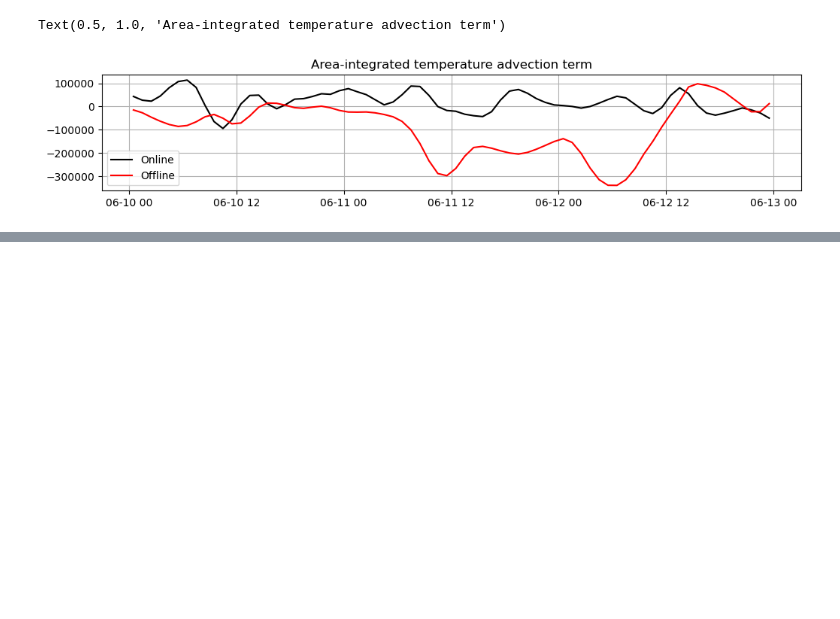
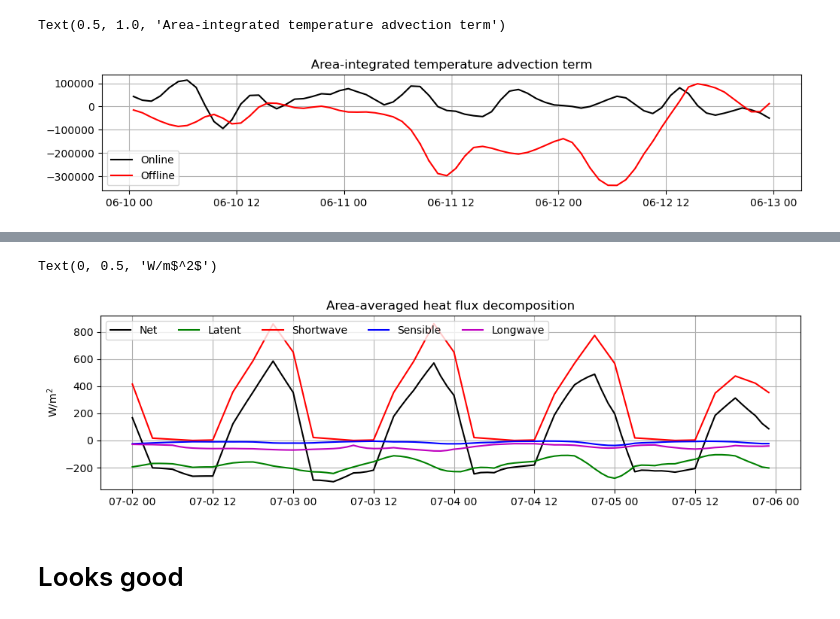
Before and after one commit to dylanschlichting/sunrise_student_led, a Jupyter notebook: txla_model/heat_budget_diagnostics.ipynb, the cells around one changed output, grey strips where cells are left out. Saved outputs shown, nothing was run; the diff lists cells and outputs as text; code cells hidden in the pictures; blank space fills up the shorter version.

```diff
--- a/txla_model/heat_budget_diagnostics.ipynb
+++ b/txla_model/heat_budget_diagnostics.ipynb
@@ -435,0 +478,34 @@ Text(0.5, 1.0, 'Area-integrated temperature advection term')
+# %%
+tslice = slice('2022-07-02','2022-07-05')
+path1 = glob.glob('/d1/shared/TXLA_ROMS/nesting/2022/nest/ocean_his_child*.nc')
+dsa = xroms.open_mfnetcdf(path1, chunks = {'ocean_time':1})
+dsa, grida = xroms.roms_dataset(dsa, Vtransform = 2)
+dsa = dsa.sel(ocean_time=tslice)
+# %%
+lon = np.array([-92.6,-92])
+lat = np.array([28.8,29.2])
+box = ((lon[0] < dsa.lon_rho) & (dsa.lon_rho < lon[1]) & (lat[0] < dsa.lat_rho) & (dsa.lat_rho < lat[1])).compute()
+# %%
+ql = dsa.latent.where(box).sel(ocean_time=tslice).mean(['xi_rho','eta_rho']).load()
+qsw = dsa.swrad.where(box).sel(ocean_time=tslice).mean(['xi_rho','eta_rho']).load()
+qsen = dsa.sensible.where(box).sel(ocean_time=tslice).mean(['xi_rho','eta_rho']).load()
+qlw = dsa.lwrad.where(box).sel(ocean_time=tslice).mean(['xi_rho','eta_rho']).load()
+qnet = dsa.shflux.where(box).sel(ocean_time=tslice).mean(['xi_rho','eta_rho']).load()
+# %%
+fig, ax = plt.subplots(1,1, figsize = (12,3))
+
+ax.plot(ql.ocean_time, qnet, label = 'Net', lw = 1.5, c = 'k')
+ax.plot(ql.ocean_time, ql, label = 'Latent', lw = 1.5, c = 'g')
+ax.plot(ql.ocean_time, qsw, label = 'Shortwave', lw = 1.5, c = 'r')
+ax.plot(ql.ocean_time, qsen, label = 'Sensible', lw = 1.5, c = 'b')
+ax.plot(ql.ocean_time, qlw, label = 'Longwave', lw = 1.5, c = 'm')
+
+ax.legend(ncol = 5, loc = 'upper left')
+ax.grid()
+ax.set_title('Area-averaged heat flux decomposition')
+ax.set_ylabel('W/m$^2$')
+# %% [output]
+Text(0, 0.5, 'W/m$^2$')
+[figure, added]
+# %% [markdown]
+# Looks good
```
Also changed, not shown: parts of 8 cells of this notebook.
